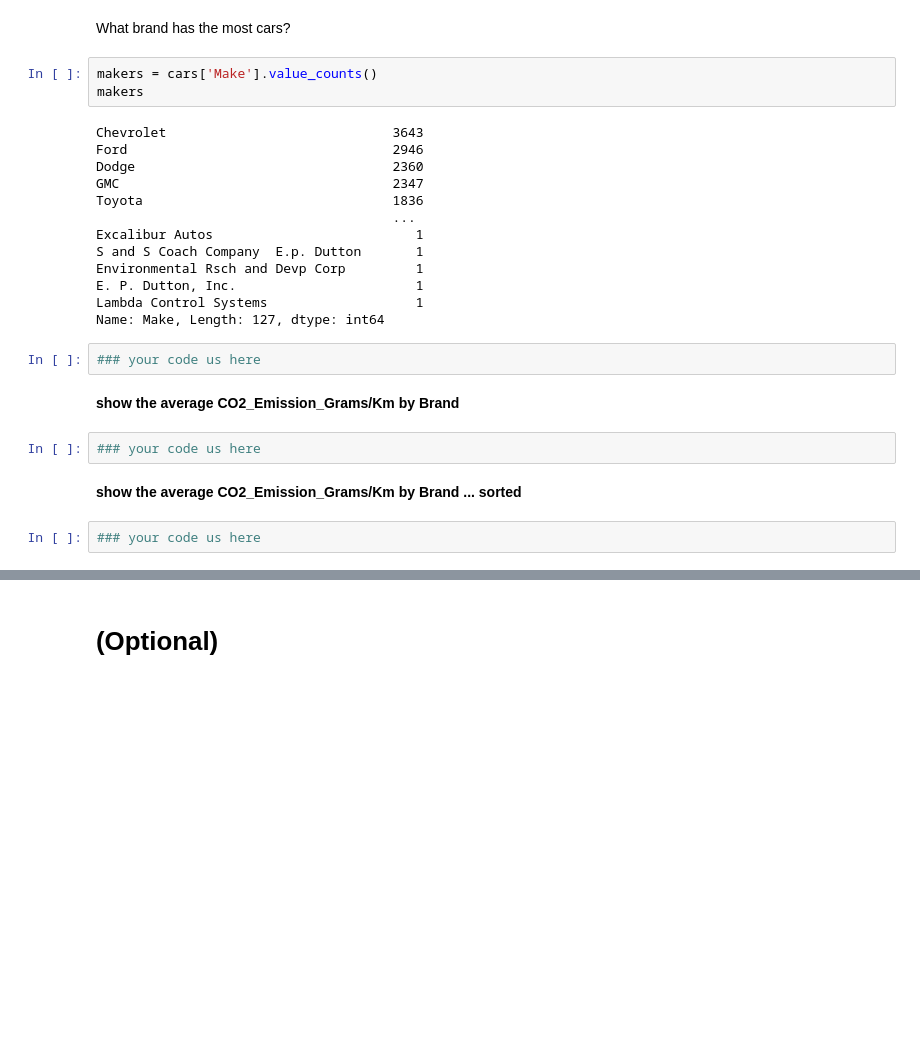
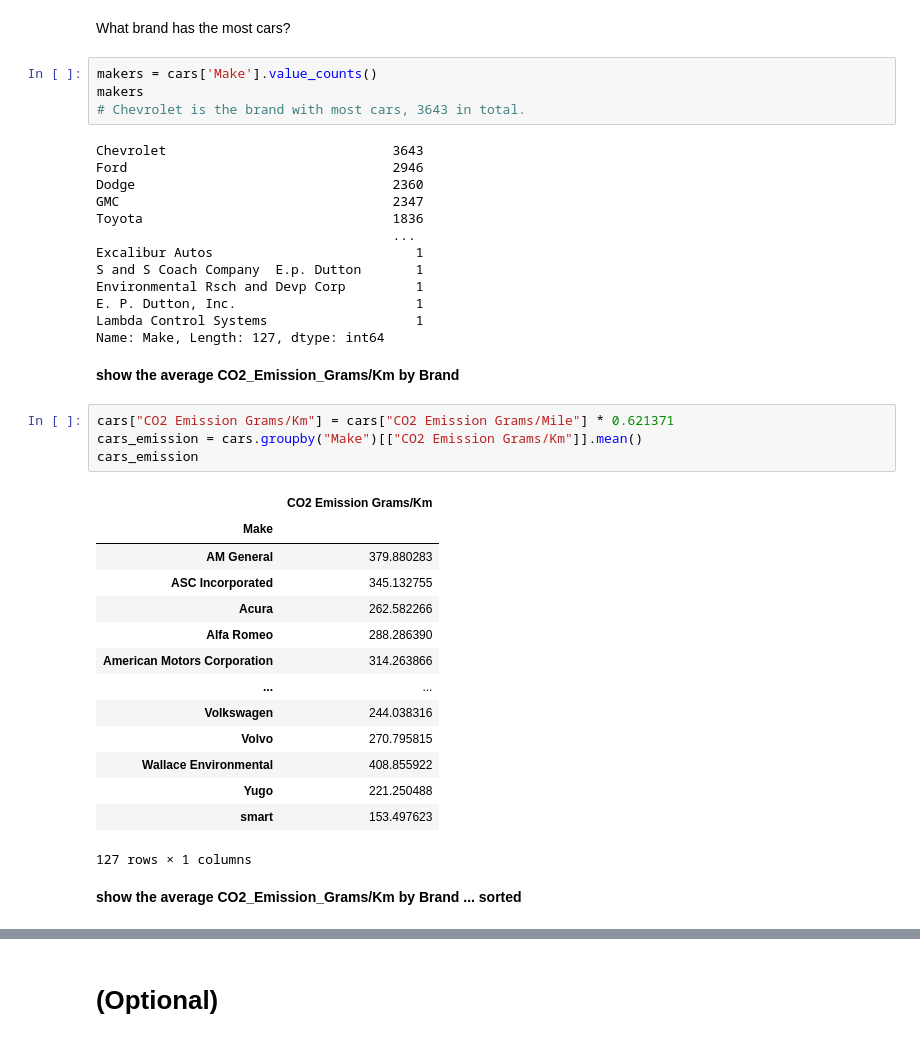
Before and after one commit to ericanna/Lab_Pandas_Grouping, a Jupyter notebook: Lab_Pandas_Grouping_Data_Vehicles.ipynb, the cells around one changed output, grey strips where cells are left out. Cells and saved outputs as stored; diff of their text form; blank space fills up the shorter version.

```diff
--- a/Lab_Pandas_Grouping_Data_Vehicles.ipynb
+++ b/Lab_Pandas_Grouping_Data_Vehicles.ipynb
@@ -35,6 +52,7 @@ What brand has the most cars?
 # %%
 makers = cars['Make'].value_counts()
 makers
+# Chevrolet is the brand with most cars, 3643 in total.
 # %% [output]
 Chevrolet                             3643
 Ford                                  2946
@@ -48,13 +66,26 @@ Environmental Rsch and Devp Corp         1
 E. P. Dutton, Inc.                       1
 Lambda Control Systems                   1
 Name: Make, Length: 127, dtype: int64
-# %%
-### your code us here
 # %% [markdown]
 <b>show the average CO2_Emission_Grams/Km  by Brand
-# %%
-### your code us here
+# %%
+cars["CO2 Emission Grams/Km"] = cars["CO2 Emission Grams/Mile"] * 0.621371
+cars_emission = cars.groupby("Make")[["CO2 Emission Grams/Km"]].mean()
+cars_emission
+# %% [output]
+|  | CO2 Emission Grams/Km |
+| Make |  |
+| AM General | 379.880283 |
+| ASC Incorporated | 345.132755 |
+| Acura | 262.582266 |
+| Alfa Romeo | 288.286390 |
+| American Motors Corporation | 314.263866 |
+| ... | ... |
+| Volkswagen | 244.038316 |
+| Volvo | 270.795815 |
+| Wallace Environmental | 408.855922 |
+| Yugo | 221.250488 |
+| smart | 153.497623 |
+127 rows × 1 columns
 # %% [markdown]
 <b>show the average CO2_Emission_Grams/Km  by Brand ... sorted
-# %%
-### your code us here
```
Also changed, not shown: parts of 16 cells of this notebook.
